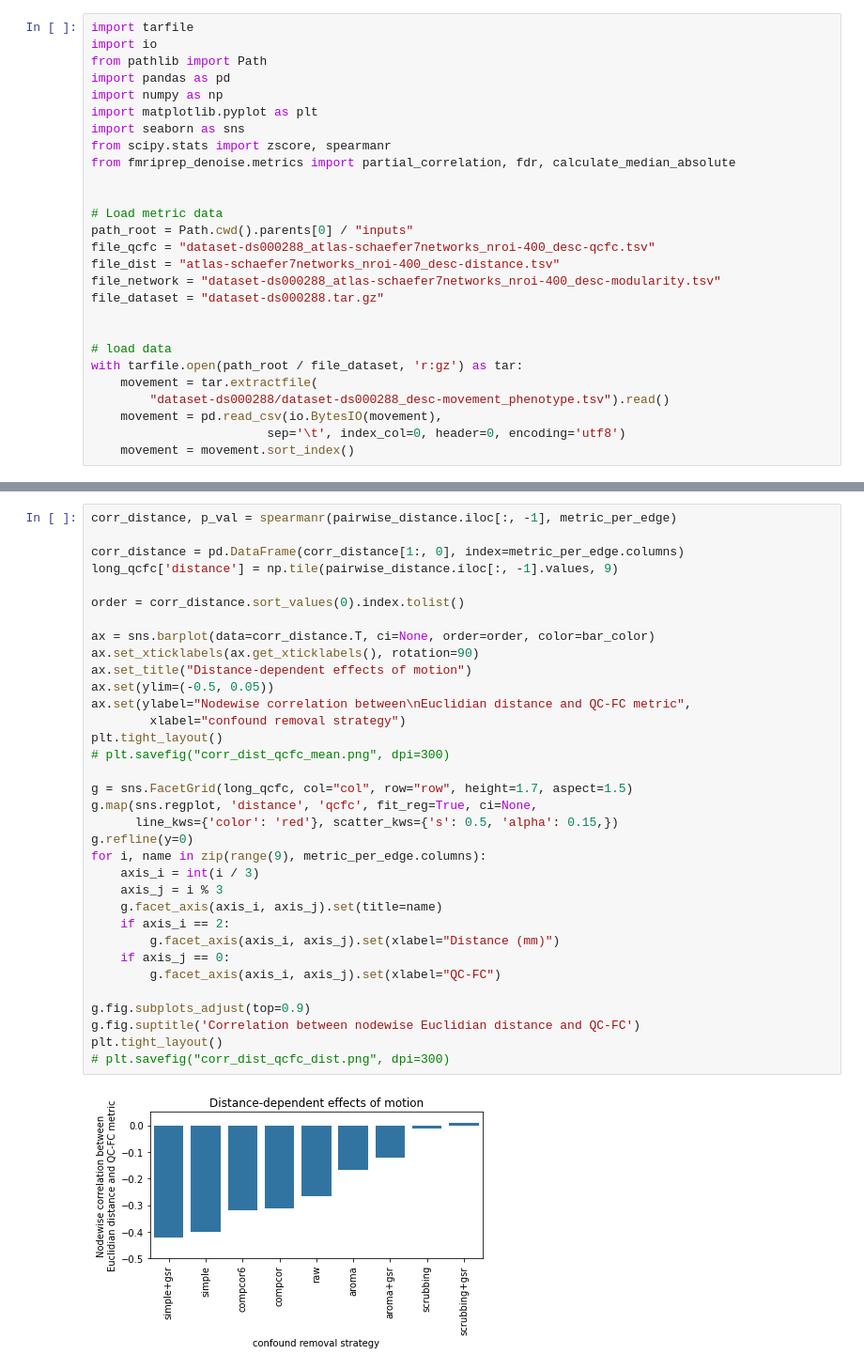
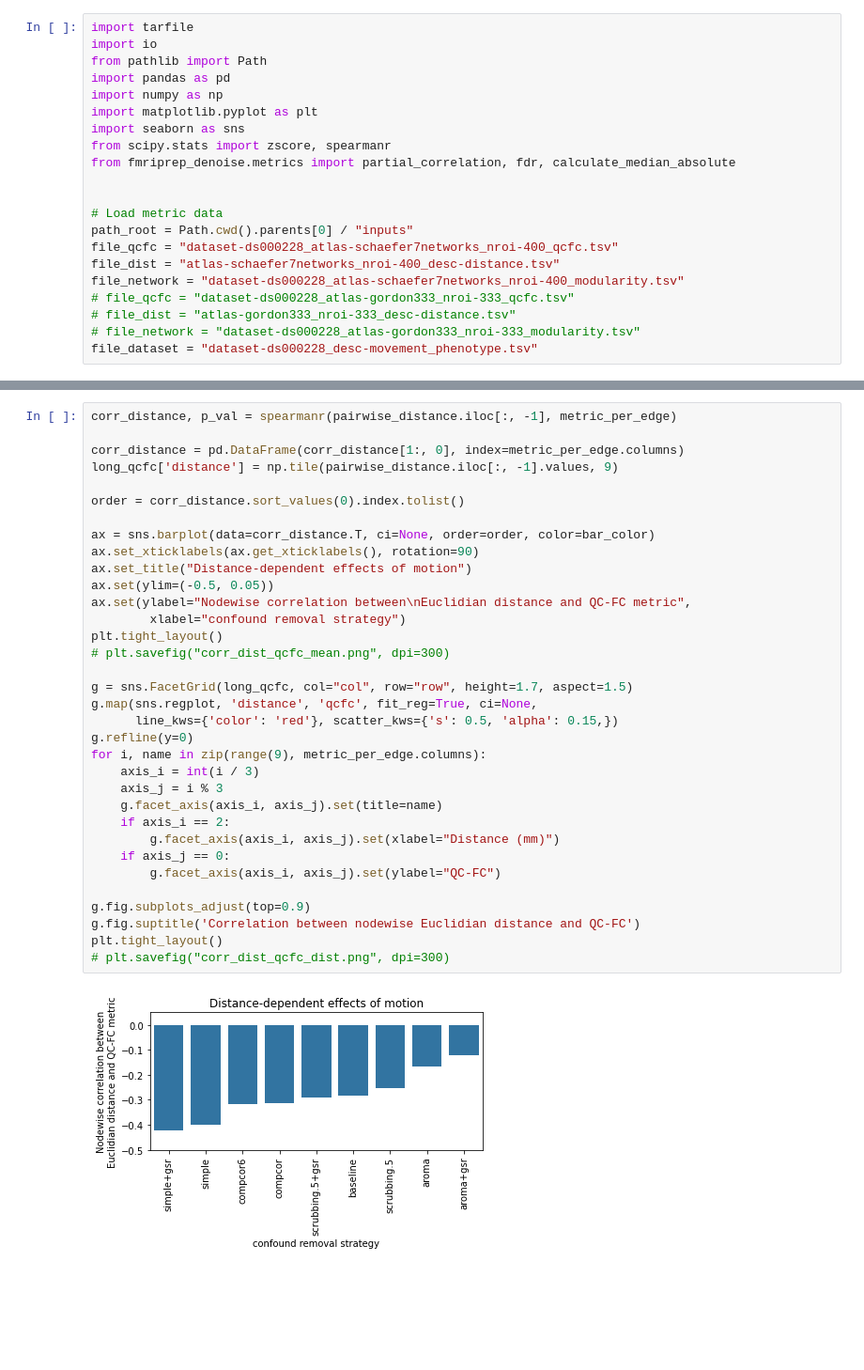
Before and after one commit to SIMEXP/fmriprep-denoise-benchmark, a Jupyter notebook: _sources/ohbm2022abstract.ipynb, the cells around one changed output, grey strips where cells are left out. Shown at 94% size. Drawn from its saved outputs; the diff is of its cells as text; blank space fills up the shorter version.

```diff
--- a/_sources/ohbm2022abstract.ipynb
+++ b/_sources/ohbm2022abstract.ipynb
@@ -12,18 +12,12 @@ from fmriprep_denoise.metrics import partial_correlation, fdr, calculate_median_
 
 # Load metric data
 path_root = Path.cwd().parents[0] / "inputs"
-file_qcfc = "dataset-ds000288_atlas-schaefer7networks_nroi-400_desc-qcfc.tsv"
+file_qcfc = "dataset-ds000228_atlas-schaefer7networks_nroi-400_qcfc.tsv"
 file_dist = "atlas-schaefer7networks_nroi-400_desc-distance.tsv"
-file_network = "dataset-ds000288_atlas-schaefer7networks_nroi-400_desc-modularity.tsv"
-file_dataset = "dataset-ds000288.tar.gz"
-
-
-# load data
-with tarfile.open(path_root / file_dataset, 'r:gz') as tar:
-    movement = tar.extractfile(
-        "dataset-ds000288/dataset-ds000288_desc-movement_phenotype.tsv").read()
-    movement = pd.read_csv(io.BytesIO(movement),
-                        sep='\t', index_col=0, header=0, encoding='utf8')
-    movement = movement.sort_index()
+file_network = "dataset-ds000228_atlas-schaefer7networks_nroi-400_modularity.tsv"
+# file_qcfc = "dataset-ds000228_atlas-gordon333_nroi-333_qcfc.tsv"
+# file_dist = "atlas-gordon333_nroi-333_desc-distance.tsv"
+# file_network = "dataset-ds000228_atlas-gordon333_nroi-333_modularity.tsv"
+file_dataset = "dataset-ds000228_desc-movement_phenotype.tsv"
 # %%
 pairwise_distance = pd.read_csv(path_root / file_dist, sep='\t')
@@ -166,32 +170,32 @@ corr_distance = pd.DataFrame(corr_distance[1:, 0], index=metric_per_edge.columns
 long_qcfc['distance'] = np.tile(pairwise_distance.iloc[:, -1].values, 9)
 
 order = corr_distance.sort_values(0).index.tolist()
 
 ax = sns.barplot(data=corr_distance.T, ci=None, order=order, color=bar_color)
 ax.set_xticklabels(ax.get_xticklabels(), rotation=90)
 ax.set_title("Distance-dependent effects of motion")
 ax.set(ylim=(-0.5, 0.05))
 ax.set(ylabel="Nodewise correlation between\nEuclidian distance and QC-FC metric",
         xlabel="confound removal strategy")
 plt.tight_layout()
 # plt.savefig("corr_dist_qcfc_mean.png", dpi=300)
 
 g = sns.FacetGrid(long_qcfc, col="col", row="row", height=1.7, aspect=1.5)
 g.map(sns.regplot, 'distance', 'qcfc', fit_reg=True, ci=None,
       line_kws={'color': 'red'}, scatter_kws={'s': 0.5, 'alpha': 0.15,})
 g.refline(y=0)
 for i, name in zip(range(9), metric_per_edge.columns):
     axis_i = int(i / 3)
     axis_j = i % 3
     g.facet_axis(axis_i, axis_j).set(title=name)
     if axis_i == 2:
         g.facet_axis(axis_i, axis_j).set(xlabel="Distance (mm)")
     if axis_j == 0:
-        g.facet_axis(axis_i, axis_j).set(xlabel="QC-FC")
+        g.facet_axis(axis_i, axis_j).set(ylabel="QC-FC")
 
 g.fig.subplots_adjust(top=0.9)
 g.fig.suptitle('Correlation between nodewise Euclidian distance and QC-FC')
 plt.tight_layout()
 # plt.savefig("corr_dist_qcfc_dist.png", dpi=300)
 # %% [output]
-[figure, old version]
+[figure, new version]
```
Also changed, not shown: parts of 10 cells of this notebook, 9 other files.
